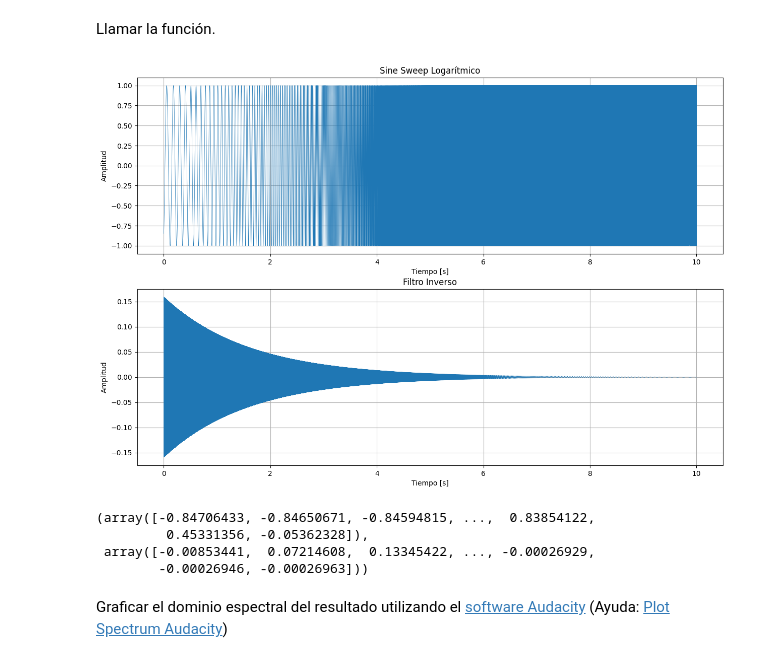
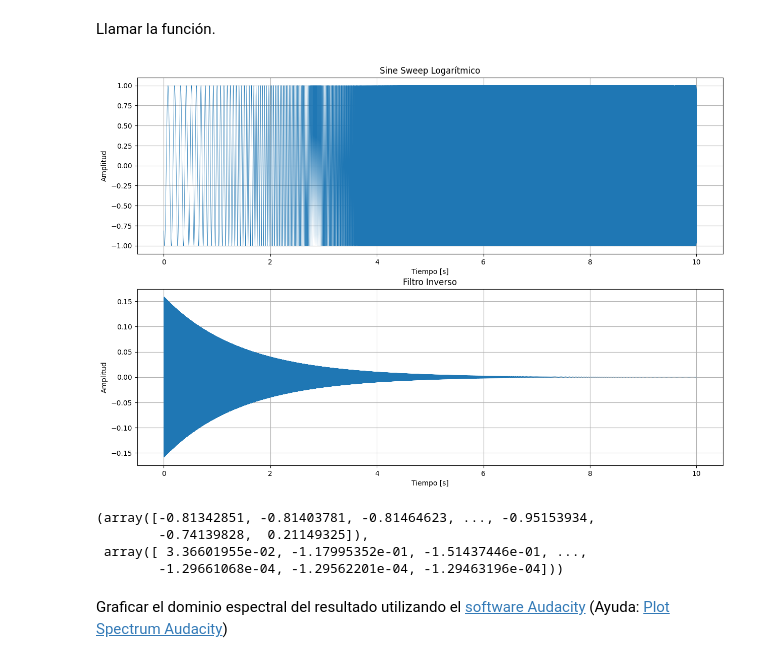
Before and after one commit to LucaFalchini/signal_sistems, a Jupyter notebook: noteboks/primer_entrega.ipynb, the cells around one changed output. Drawn from its saved outputs; the diff is of its cells as text; code cells hidden in the pictures.

```diff
--- a/noteboks/primer_entrega.ipynb
+++ b/noteboks/primer_entrega.ipynb
@@ -308,19 +308,19 @@ Llamar la función.
 # %%
 # completar
 
 # Defino las variables
 t_sweep = 10  # Duración en segundos del sweep
 fs_sweep = 44100  # Frecuencia de muestreo
 f1 = 20  # Frecuencia inferior
-f2 = 10000  # Frecuencia superior
+f2 = 20000  # Frecuencia superior
 
 log_sweep_invfilter(f1, f2, t_sweep, fs_sweep)
 # %% [output]
-[figure, old version]
+[figure, new version]
-(array([-0.84706433, -0.84650671, -0.84594815, ...,  0.83854122,
-         0.45331356, -0.05362328]),
- array([-0.00853441,  0.07214608,  0.13345422, ..., -0.00026929,
-        -0.00026946, -0.00026963]))
+(array([-0.81342851, -0.81403781, -0.81464623, ..., -0.95153934,
+        -0.74139828,  0.21149325]),
+ array([ 3.36601955e-02, -1.17995352e-01, -1.51437446e-01, ...,
+        -1.29661068e-04, -1.29562201e-04, -1.29463196e-04]))
 # %% [markdown]
 Graficar el dominio espectral del resultado utilizando el [software Audacity](https://www.audacityteam.org/) (Ayuda: [Plot Spectrum Audacity](https://manual.audacityteam.org/man/plot_spectrum.html))
 # %% [markdown]
```
Also changed, not shown: parts of 6 cells of this notebook, 1 other file.
